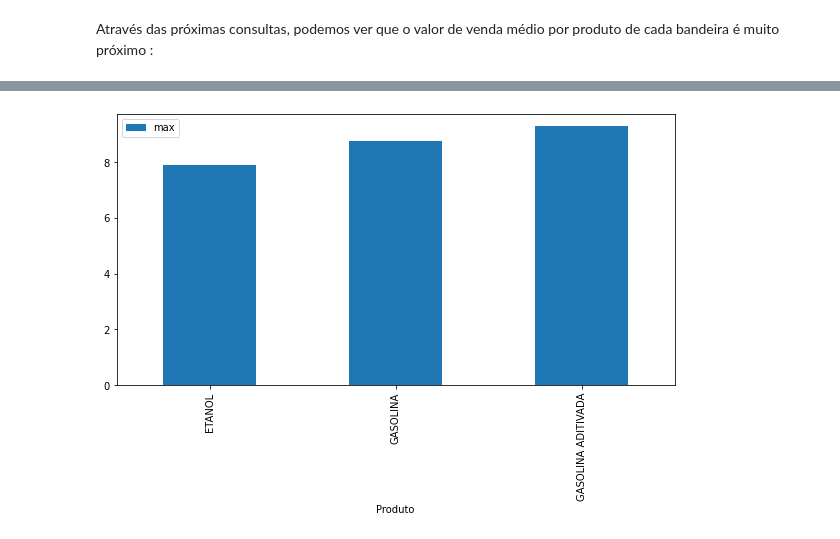
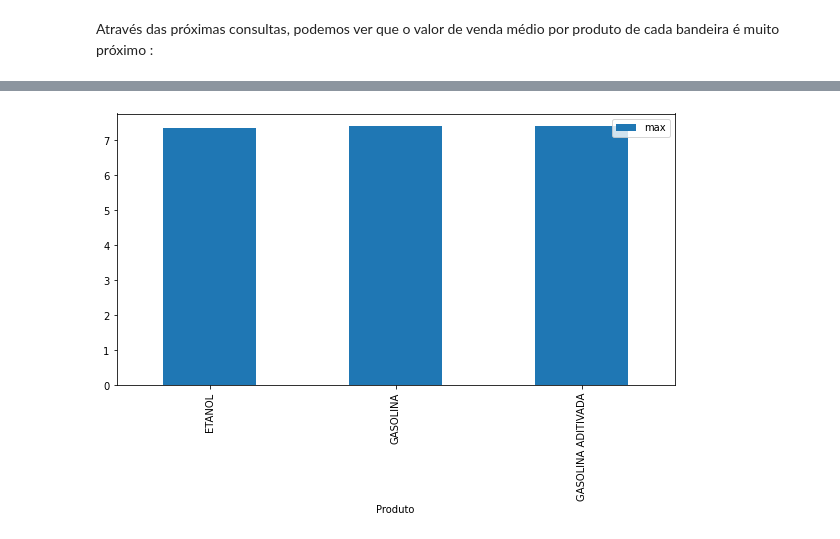
Before and after one commit to gustavovarella/Projeto_m4, a Jupyter notebook: PROJETO_M4.ipynb, the cells around one changed output, grey strips where cells are left out. Cells and saved outputs as stored; diff of their text form; code cells hidden in the pictures.

```diff
--- a/PROJETO_M4.ipynb
+++ b/PROJETO_M4.ipynb
@@ -78,0 +214,3 @@ df_completo
+# %%
+outlier_alto = Q3 + (1.5 * IIQ)
+outlier_alto
@@ -78,0 +219,4 @@ df_completo
+# %%
+#Análise dos valores, e remoção dos que forem considerados Outliers.
+df_completo = df_completo.drop(df_completo[(df_completo.Valor_de_Venda < outlier_baixo) | (df_completo.Valor_de_Venda > outlier_alto)].index)
+df_completo
@@ -98,4 +263,0 @@ df_completo
-# %%
-#Deixa o Data Frame organizado em ordem de data de coleta
-df_completo.sort_values('Data da Coleta', ascending=True, inplace=True)
-df_completo
@@ -196,4 +291,0 @@ df_completo
-# %%
-# alterando tipo da variável
-df_completo['Valor de Venda'] = df_completo['Valor de Venda'].str.replace(',', '.')
-df_completo['Valor de Venda']= df_completo['Valor de Venda'].astype(float)
@@ -300,5 +475,5 @@ filtered_df
 # %%
 # usando o df filtrado do mês de agosto, conseguimos agrupar o valor máximo de cada produto e validar qual o mais caro e mais barato nesse ultimo mês
-filtered_df.groupby(['Produto'])['Valor de Venda'].agg(['max']).plot(kind='bar', figsize=(10,5));
+filtered_df.groupby(['Produto'])['Valor_de_Venda'].agg(['max']).plot(kind='bar', figsize=(10,5));
 # %% [output]
-[figure, old version]
+[figure, new version]
```
Also changed, not shown: parts of 87 cells of this notebook.
